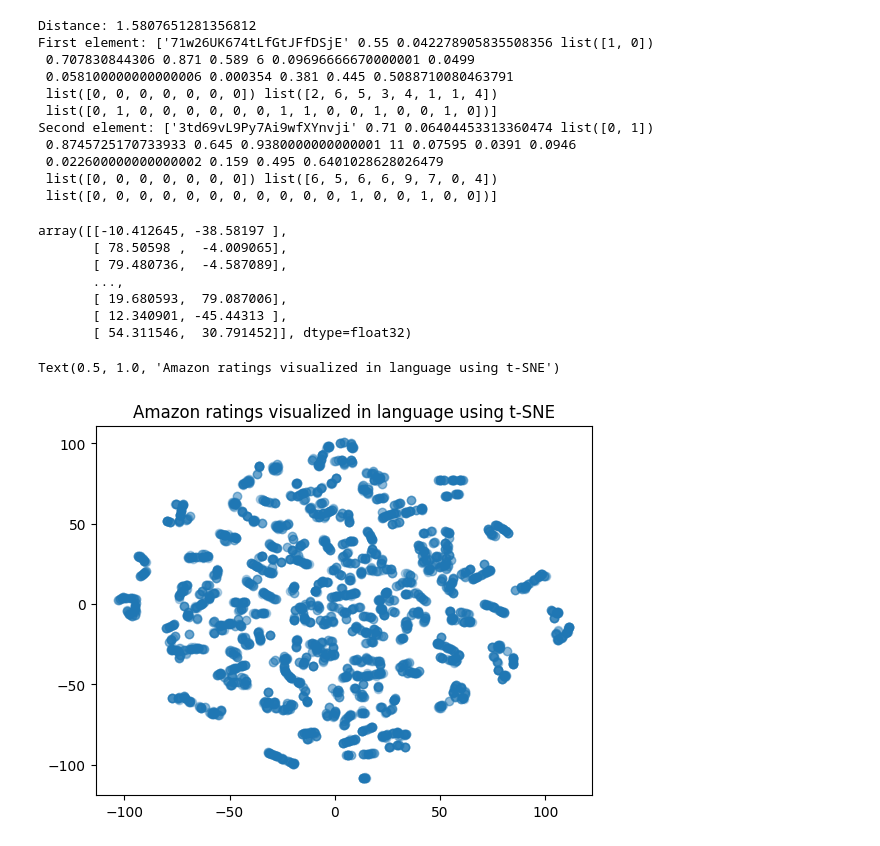
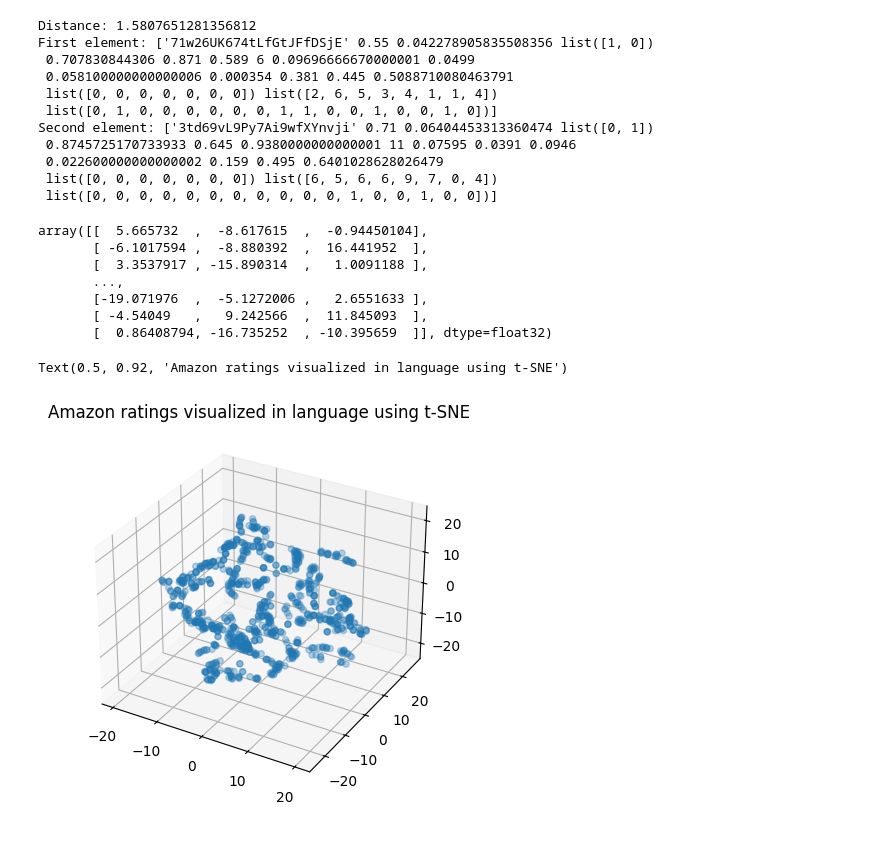
Before and after one commit to mikic202/IUM-2024Z, a Jupyter notebook: models/track_embedings.ipynb, the cells around one changed output. Cells and saved outputs as stored; diff of their text form; code cells hidden in the pictures.

Commit message:
Add ploting embedings in 3d

```diff
--- a/models/track_embedings.ipynb
+++ b/models/track_embedings.ipynb
@@ -67,7 +67,7 @@ class TracksDataset(Dataset):
                 unpacked_data.append(data)
             else:
                 unpacked_data += data
-        return torch.Tensor(unpacked_data)
+        return torch.tensor(unpacked_data)
 # %%
 BATCH_SIZE = 4096
 NUMBER_OF_INPUTS = 47
@@ -294,26 +297,29 @@ model_scripted.save('embeding_models/embeding_v8_8_dim.pt')
 # %%
 embedings = np.array([model.encoder(tracks_raw_dataset[i].to(device)).detach().cpu().numpy() for i in range(len(tracks_raw_dataset))])
 # %%
-tsne = TSNE(n_components=2, perplexity=15, random_state=42, init='random', learning_rate=200)
-vis_dims = tsne.fit_transform(embedings[:4000])
+tsne = TSNE(n_components=3, perplexity=10, random_state=42, init='random', learning_rate=150)
+vis_dims = tsne.fit_transform(embedings[2000:3000])
 vis_dims
 # %% [output]
-array([[-10.412645, -38.58197 ],
-       [ 78.50598 ,  -4.009065],
-       [ 79.480736,  -4.587089],
+array([[  5.665732  ,  -8.617615  ,  -0.94450104],
+       [ -6.1017594 ,  -8.880392  ,  16.441952  ],
+       [  3.3537917 , -15.890314  ,   1.0091188 ],
        ...,
-       [ 19.680593,  79.087006],
-       [ 12.340901, -45.44313 ],
-       [ 54.311546,  30.791452]], dtype=float32)
+       [-19.071976  ,  -5.1272006 ,   2.6551633 ],
+       [ -4.54049   ,   9.242566  ,  11.845093  ],
+       [  0.86408794, -16.735252  , -10.395659  ]], dtype=float32)
 # %%
 colors = ["red", "darkorange", "gold", "turquoise", "darkgreen"]
-x = [x for x,y in vis_dims]
-y = [y for x,y in vis_dims]
+x = [x for x,y, z in vis_dims]
+y = [y for x,y, z in vis_dims]
+z = [z for x,y, z in vis_dims]
+
+ax = plt.axes(projection='3d')
 
 colormap = matplotlib.colors.ListedColormap(colors)
-plt.scatter(x, y, cmap=colormap, alpha=0.3)
+ax.scatter3D(x, y, z, cmap=colormap, alpha=0.3)
 
 plt.title("Amazon ratings visualized in language using t-SNE")
 # %% [output]
-Text(0.5, 1.0, 'Amazon ratings visualized in language using t-SNE')
+Text(0.5, 0.92, 'Amazon ratings visualized in language using t-SNE')
-[figure, old version]
+[figure, new version]
```
Also changed, not shown: parts of 2 cells of this notebook.
